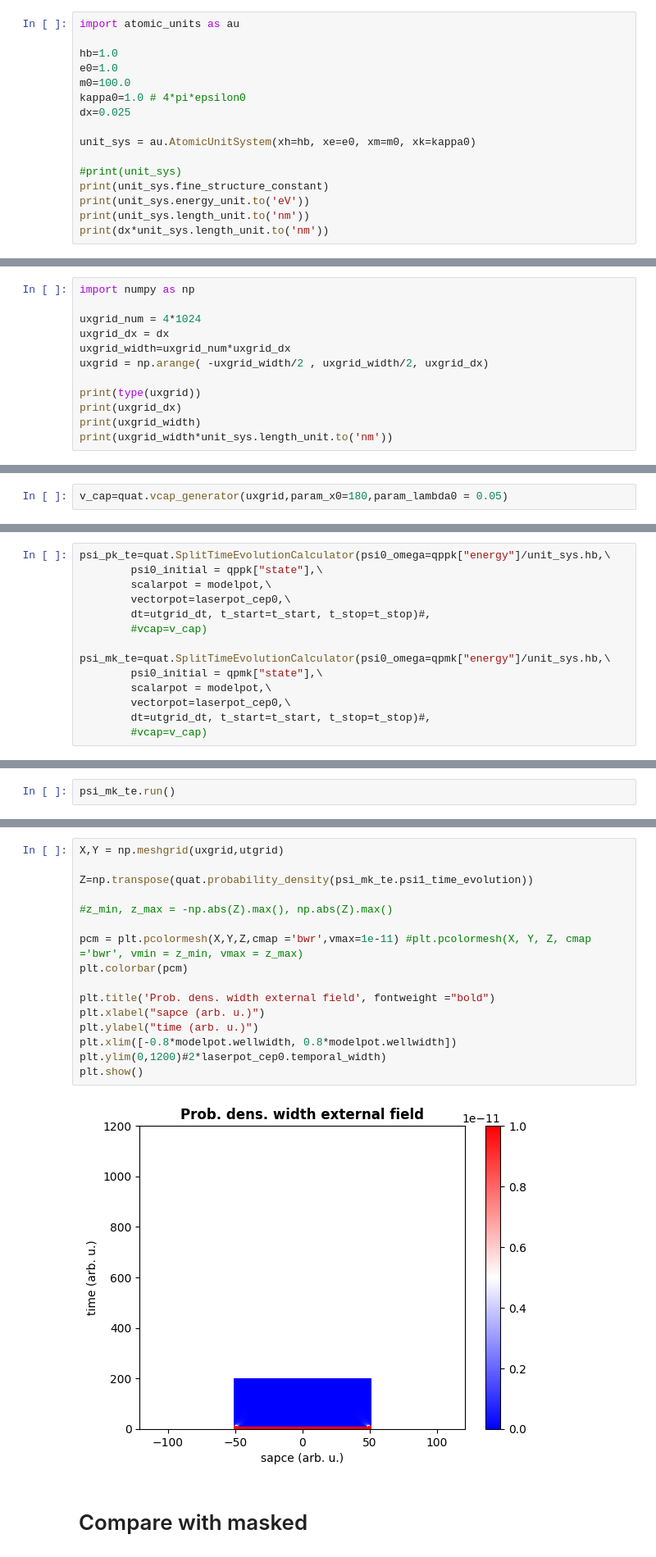
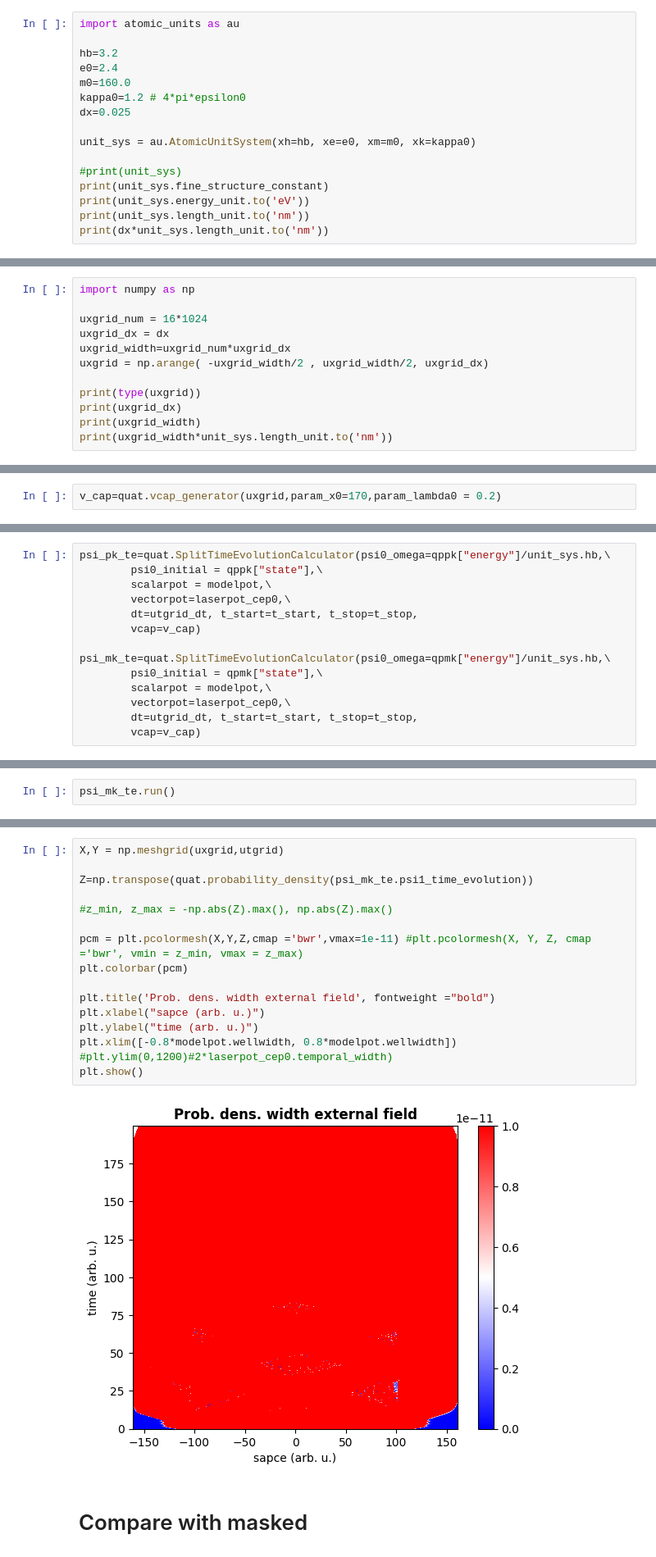
Before and after one commit to magashegyi/testrepo, a Jupyter notebook: gui.ipynb, the cells around one changed output, grey strips where cells are left out. Shown at 82% size. Cells and saved outputs as stored; diff of their text form.

```diff
--- a/gui.ipynb
+++ b/gui.ipynb
@@ -240,10 +327,10 @@ print(result.fun)  # Objective function value at the optimal solution
 # %%
 import atomic_units as au
 
-hb=1.0
-e0=1.0
-m0=100.0
-kappa0=1.0 # 4*pi*epsilon0
+hb=3.2
+e0=2.4
+m0=160.0
+kappa0=1.2 # 4*pi*epsilon0
 dx=0.025
 
 unit_sys = au.AtomicUnitSystem(xh=hb, xe=e0, xm=m0, xk=kappa0)
@@ -263,7 +350,7 @@ print(dx*unit_sys.length_unit.to('nm'))
 # %%
 import numpy as np
 
-uxgrid_num = 4*1024
+uxgrid_num = 16*1024
 uxgrid_dx = dx
 uxgrid_width=uxgrid_num*uxgrid_dx
 uxgrid = np.arange( -uxgrid_width/2 , uxgrid_width/2, uxgrid_dx)
@@ -699,5 +827,5 @@ plt.show()
 # %%
-v_cap=quat.vcap_generator(uxgrid,param_x0=180,param_lambda0 = 0.05)
+v_cap=quat.vcap_generator(uxgrid,param_x0=170,param_lambda0 = 0.2)
 # %%
 plt.plot(uxgrid,np.abs(v_cap[0]),label="|Vcap[0]|")
 plt.plot(uxgrid,np.angle(v_cap[0]),label="Angle{Vcap[0]}")
@@ -725,15 +853,15 @@ psi_pk_te=quat.SplitTimeEvolutionCalculator(psi0_omega=qppk["energy"]/unit_sys.h
         psi0_initial = qppk["state"],\
         scalarpot = modelpot,\
         vectorpot=laserpot_cep0,\
-        dt=utgrid_dt, t_start=t_start, t_stop=t_stop)#,
-        #vcap=v_cap)
+        dt=utgrid_dt, t_start=t_start, t_stop=t_stop,
+        vcap=v_cap)
 
 psi_mk_te=quat.SplitTimeEvolutionCalculator(psi0_omega=qpmk["energy"]/unit_sys.hb,\
         psi0_initial = qpmk["state"],\
         scalarpot = modelpot,\
         vectorpot=laserpot_cep0,\
-        dt=utgrid_dt, t_start=t_start, t_stop=t_stop)#,
-        #vcap=v_cap)
+        dt=utgrid_dt, t_start=t_start, t_stop=t_stop,
+        vcap=v_cap)
 # %%
 psi_pk_te.run()
 # %%
@@ -777,21 +905,21 @@ plt.show()
 # %%
 X,Y = np.meshgrid(uxgrid,utgrid)
 
 Z=np.transpose(quat.probability_density(psi_mk_te.psi1_time_evolution))
 
 #z_min, z_max = -np.abs(Z).max(), np.abs(Z).max()
 
 pcm = plt.pcolormesh(X,Y,Z,cmap ='bwr',vmax=1e-11) #plt.pcolormesh(X, Y, Z, cmap ='bwr', vmin = z_min, vmax = z_max)
 plt.colorbar(pcm)
 
 plt.title('Prob. dens. width external field', fontweight ="bold")
 plt.xlabel("sapce (arb. u.)")
 plt.ylabel("time (arb. u.)")
 plt.xlim([-0.8*modelpot.wellwidth, 0.8*modelpot.wellwidth])
-plt.ylim(0,1200)#2*laserpot_cep0.temporal_width)
+#plt.ylim(0,1200)#2*laserpot_cep0.temporal_width)
 plt.show()
 # %% [output]
-[figure, old version]
+[figure, new version]
 # %% [markdown]
 # Compare with masked
 # %%
```
Also changed, not shown: parts of 44 cells of this notebook, 6 other files.
